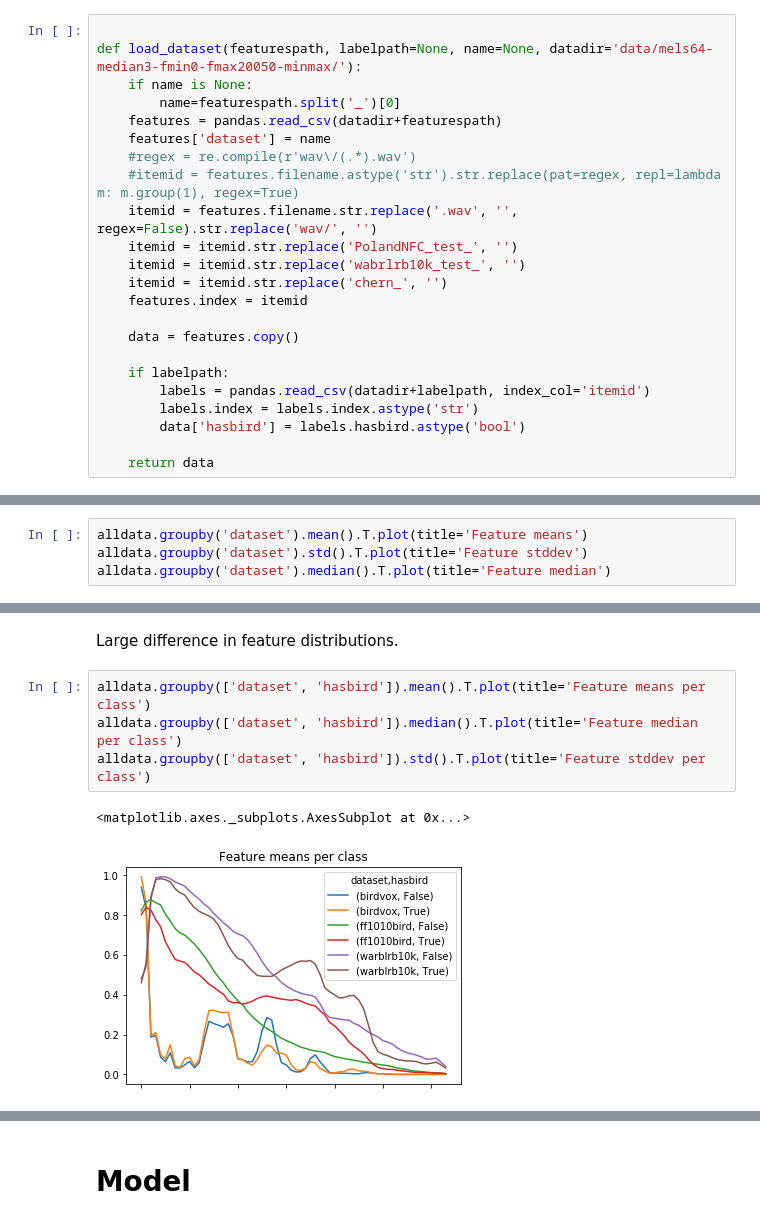
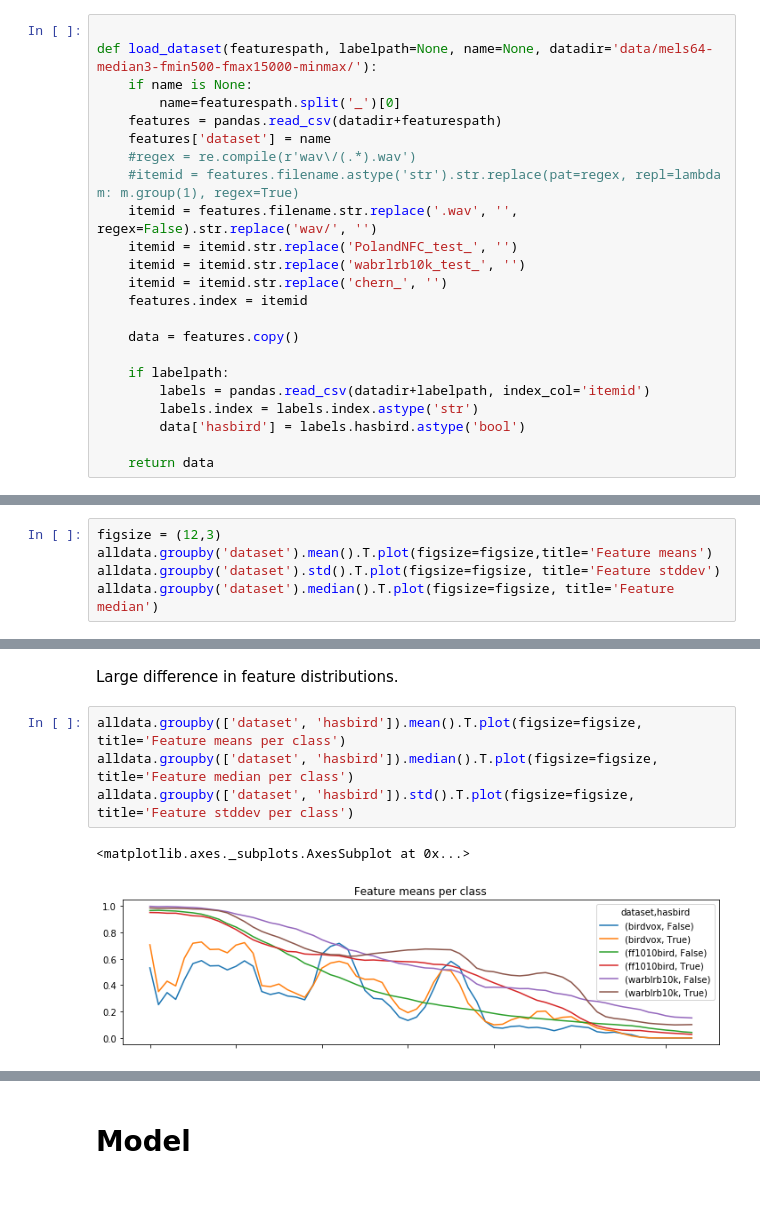
Before and after one commit to jonnor/birddetect, a Jupyter notebook: Model.ipynb, the cells around one changed output, grey strips where cells are left out. Saved outputs shown, nothing was run; the diff lists cells and outputs as text; blank space fills up the shorter version.

```diff
--- a/Model.ipynb
+++ b/Model.ipynb
@@ -25,7 +25,7 @@ import librosa
 import librosa.display
 # %%
 
-def load_dataset(featurespath, labelpath=None, name=None, datadir='data/mels64-median3-fmin0-fmax20050-minmax/'):
+def load_dataset(featurespath, labelpath=None, name=None, datadir='data/mels64-median3-fmin500-fmax15000-minmax/'):
     if name is None:
         name=featurespath.split('_')[0]
     features = pandas.read_csv(datadir+featurespath)
@@ -104,8 +104,9 @@ pcaed.groupby(['dataset', 'hasbird']).median().T.plot(figsize=(12,6))
 # %% [markdown]
 # Data analysis
 # %%
-alldata.groupby('dataset').mean().T.plot(title='Feature means')
-alldata.groupby('dataset').std().T.plot(title='Feature stddev')
-alldata.groupby('dataset').median().T.plot(title='Feature median')
+figsize = (12,3)
+alldata.groupby('dataset').mean().T.plot(figsize=figsize,title='Feature means')
+alldata.groupby('dataset').std().T.plot(figsize=figsize, title='Feature stddev')
+alldata.groupby('dataset').median().T.plot(figsize=figsize, title='Feature median')
 # %% [output]
 <matplotlib.axes._subplots.AxesSubplot at 0x...>
@@ -115,9 +116,9 @@ alldata.groupby('dataset').median().T.plot(title='Feature median')
 # %% [markdown]
 Large difference in feature distributions.
 # %%
-alldata.groupby(['dataset', 'hasbird']).mean().T.plot(title='Feature means per class')
-alldata.groupby(['dataset', 'hasbird']).median().T.plot(title='Feature median per class')
-alldata.groupby(['dataset', 'hasbird']).std().T.plot(title='Feature stddev per class')
+alldata.groupby(['dataset', 'hasbird']).mean().T.plot(figsize=figsize, title='Feature means per class')
+alldata.groupby(['dataset', 'hasbird']).median().T.plot(figsize=figsize, title='Feature median per class')
+alldata.groupby(['dataset', 'hasbird']).std().T.plot(figsize=figsize, title='Feature stddev per class')
 # %% [output]
 <matplotlib.axes._subplots.AxesSubplot at 0x...>
-[figure, old version]
+[figure, new version]
```
Also changed, not shown: parts of 12 cells of this notebook, 1 other file.
